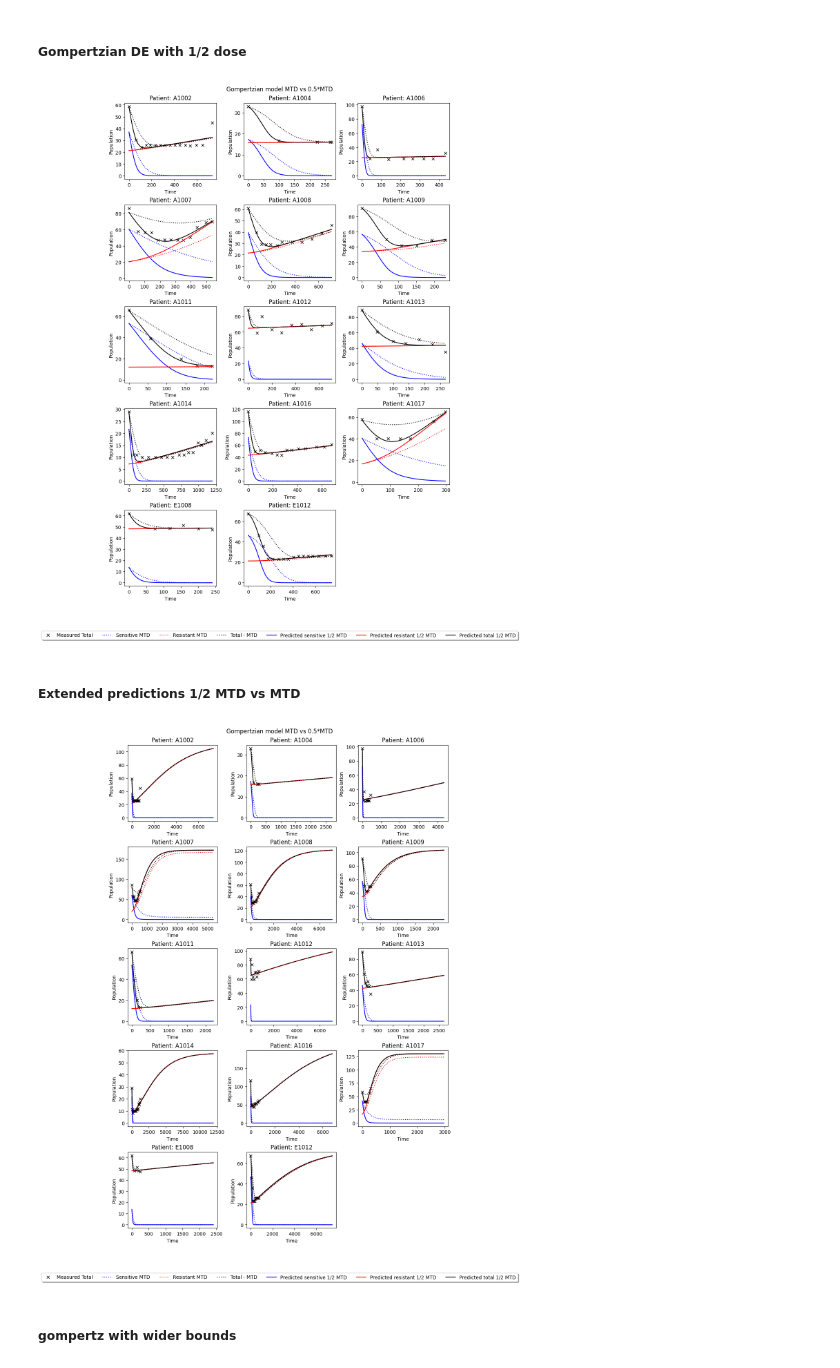
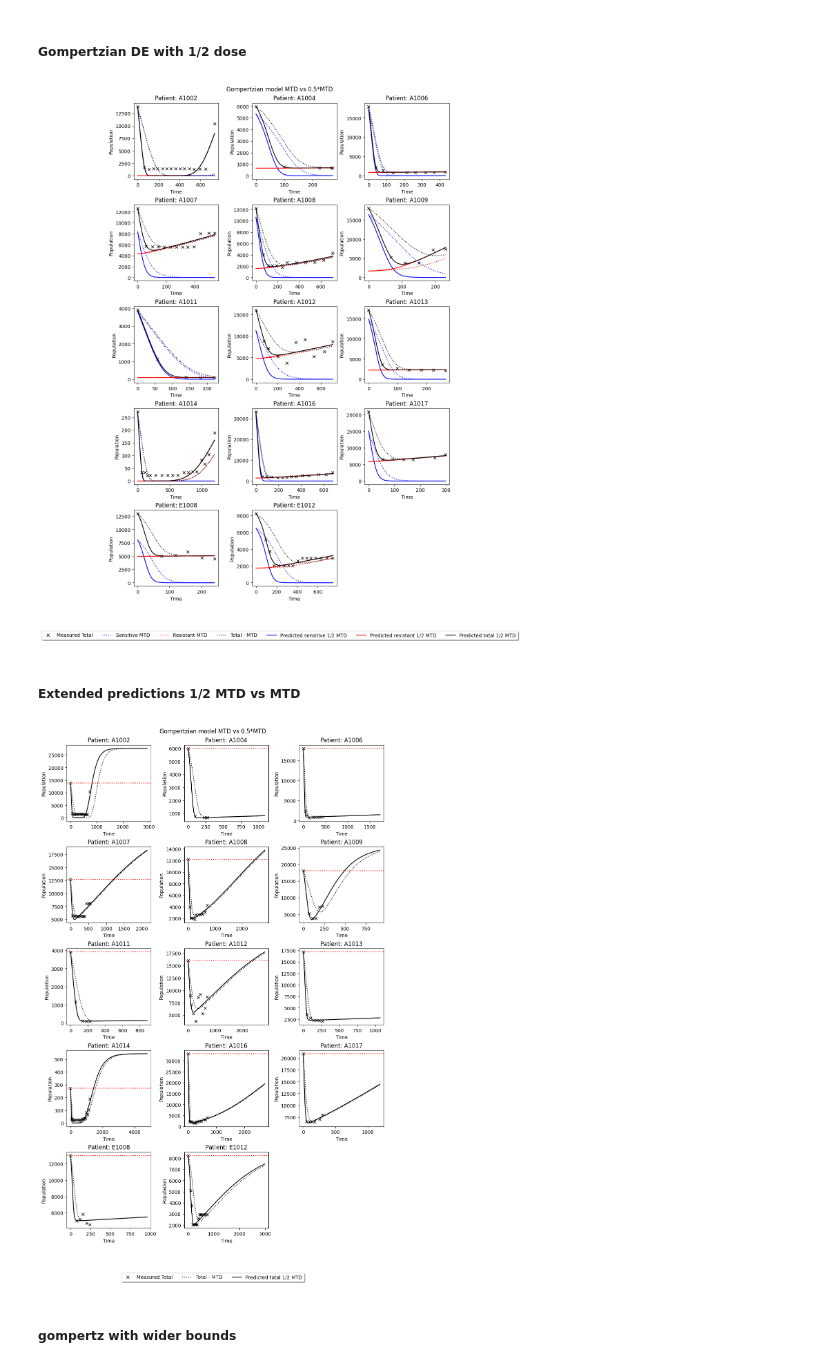
Before and after one commit to hkailas/Erlotinib, a Jupyter notebook: Erlotinib_Gompertizian.ipynb, the cells around one changed output. Saved outputs shown, nothing was run; the diff lists cells and outputs as text; code cells hidden in the pictures.

Commit message:
now with extended time!
Using volume data and extending time

```diff
--- a/Erlotinib_Gompertizian.ipynb
+++ b/Erlotinib_Gompertizian.ipynb
@@ -162,7 +151,7 @@ fig, axs = plt.subplots(nrows, ncols, figsize=(10, 15), constrained_layout=True)
 for index, id in enumerate(unique_IDs, start=0):
     #print("Patient:", id, " Optimal parameters: ", master_dictionary[id])
     days = df.days[df.ID == id].tolist()
-    data = df.Sum_tumour_volume[df.ID == id].tolist()
+    data = df.Sum_tumor_volume[df.ID == id].tolist()
     tspan = np.linspace(0, days[-1], 300)
 
     optimal_params_gom = master_dictionary[id]
@@ -176,7 +165,7 @@ for index, id in enumerate(unique_IDs, start=0):
 #plotting
     ax = axs.flatten()[(index)%len(unique_IDs)]
     days = df.days[df.ID == id].tolist()
-    data = df.Sum_tumour_volume[df.ID == id].tolist()
+    data = df.Sum_tumor_volume[df.ID == id].tolist()
     tspan = np.linspace(0, days[-1], 300)
 
     ax.plot(days, data, 'kx', label='Measured Total') # plot data points
@@ -232,7 +221,7 @@ master_dictionary = {} # dictionary to store the optimized parameters for each p
 for id in unique_IDs:
 
     days = df.days[df.ID == id].tolist()
-    data = df.Sum_tumour_volume[df.ID == id].tolist()
+    data = df.Sum_tumor_volume[df.ID == id].tolist()
     max_value = max(data[0], data[-1])
 
     print("Working on patient:", id, " Number of data points:", len(days))
@@ -270,7 +259,7 @@ fig, axs = plt.subplots(nrows, ncols, figsize=(10, 15), constrained_layout=True)
 for index, id in enumerate(unique_IDs, start=0):
     #print("Patient:", id, " Optimal parameters: ", master_dictionary[id])
     days = df.days[df.ID == id].tolist()
-    data = df.Sum_tumour_volume[df.ID == id].tolist()
+    data = df.Sum_tumor_volume[df.ID == id].tolist()
     tspan = np.linspace(0, days[-1], 300)
 
     optimal_params_gom = master_dictionary[id]
@@ -284,7 +273,7 @@ for index, id in enumerate(unique_IDs, start=0):
 #plotting
     ax = axs.flatten()[(index)%len(unique_IDs)]
     days = df.days[df.ID == id].tolist()
-    data = df.Sum_tumour_volume[df.ID == id].tolist()
+    data = df.Sum_tumor_volume[df.ID == id].tolist()
     tspan = np.linspace(0, days[-1], 300)
 
     ax.plot(days, data, 'kx', label='Measured Total') # plot data points
@@ -370,7 +359,7 @@ for index, id in enumerate(unique_IDs, start=0):
 #plotting
     ax = axs.flatten()[(index)%len(unique_IDs)]
     days = df.days[df.ID == id].tolist()
-    data = df.Sum_tumour_volume[df.ID == id].tolist()
+    data = df.Sum_tumor_volume[df.ID == id].tolist()
     tspan = np.linspace(0, days[-1], 300)
 
     #plot data
@@ -408,7 +397,7 @@ fancybox=True, shadow=True, ncol=7)
 fig.suptitle('Gompertzian model MTD vs 0.5*MTD')
 plt.show()
 # %% [output]
-[figure, old version]
+[figure, new version]
 # %% [markdown]
 ##### Extended predictions 1/2 MTD vs MTD
 # %%
@@ -426,9 +415,9 @@ fig, axs = plt.subplots(nrows, ncols, figsize=(10, 15), constrained_layout=True)
 for index, id in enumerate(unique_IDs, start=0):
 
     days = df.days[df.ID == id].tolist()
-    data = df.Sum_tumour_volume[df.ID == id].tolist()
+    data = df.Sum_tumor_volume[df.ID == id].tolist()
 
-    sim_time_factor = 1
+    sim_time_factor = 4
 
     tspan = np.linspace(0, sim_time_factor*days[-1], 1000)
 
@@ -451,41 +440,43 @@ for index, id in enumerate(unique_IDs, start=0):
     sum_pops_half = np.sum(pred_data_half.sol(tspan), axis=0)
 
 #plotting
     ax = axs.flatten()[(index)%len(unique_IDs)]
     ax.plot(days, data, 'kx', label='Measured Total')
+    ax.axhline(y=data[0], color='r', linestyle=':')
+
     # plot with full medication
-    ax.plot(tspan, pred_data.sol(tspan)[0], 'b-', label='Sensitive MTD') # plot logistic model
-    ax.plot(tspan, pred_data.sol(tspan)[1], 'r-', label='Resistant MTD')
+    #ax.plot(tspan, pred_data.sol(tspan)[0], 'b-', label='Sensitive MTD') # plot logistic model
+    #ax.plot(tspan, pred_data.sol(tspan)[1], 'r-', label='Resistant MTD')
     ax.plot(tspan, sum_pops, 'k-', label='Total MTD')
 
     # plot with half medication
-    ax.plot(tspan, pred_data_half.sol(tspan)[0], 'b:', label='Sensitive 0.5*MTD')
-    ax.plot(tspan, pred_data_half.sol(tspan)[1], 'r:', label='Resistant 0.5*MTD')
+   # ax.plot(tspan, pred_data_half.sol(tspan)[0], 'b:', label='Sensitive 0.5*MTD')
+    #ax.plot(tspan, pred_data_half.sol(tspan)[1], 'r:', label='Resistant 0.5*MTD')
     ax.plot(tspan, sum_pops_half, 'k:', label='Total 0.5*MTD')
 
     #set axis labels
     ax.set_xlabel('Time')
     ax.set_ylabel('Population')
     ax.set_title(f'Patient: {id}')
 
 for i in range(index+1, nrows*ncols):
     axs.flatten()[i].axis('off') #hide empty subplots
 
 legend_elements = [Line2D([0], [0], marker='x', color='k', label='Measured Total', linestyle='None'),
-                   Line2D([0], [0], color='b', linestyle=':',label='Sensitive MTD'),
-                   Line2D([0], [0], color='r',linestyle=':', label='Resistant MTD'),
+                   #Line2D([0], [0], color='b', linestyle=':',label='Sensitive MTD'),
+                  # Line2D([0], [0], color='r',linestyle=':', label='Resistant MTD'),
                    Line2D([0], [0], color='k', linestyle=':',label='Total - MTD'),
 
-                   Line2D([0], [0], color='b',  label='Predicted sensitive 1/2 MTD'),
-                   Line2D([0], [0], color='r',  label='Predicted resistant 1/2 MTD'),
+                  # Line2D([0], [0], color='b',  label='Predicted sensitive 1/2 MTD'),
+                  # Line2D([0], [0], color='r',  label='Predicted resistant 1/2 MTD'),
                    Line2D([0], [0], color='k', label='Predicted total 1/2 MTD')]
 
 
 fig.legend(handles=legend_elements, loc='upper center', bbox_to_anchor=(0.5, -0.05),
 fancybox=True, shadow=True, ncol=7)
 fig.suptitle('Gompertzian model MTD vs 0.5*MTD')
 plt.show()
 # %% [output]
-[figure, old version]
+[figure, new version]
 # %% [markdown]
 ##### gompertz with wider bounds
```
Also changed, not shown: parts of 9 cells of this notebook, 1 other file.
